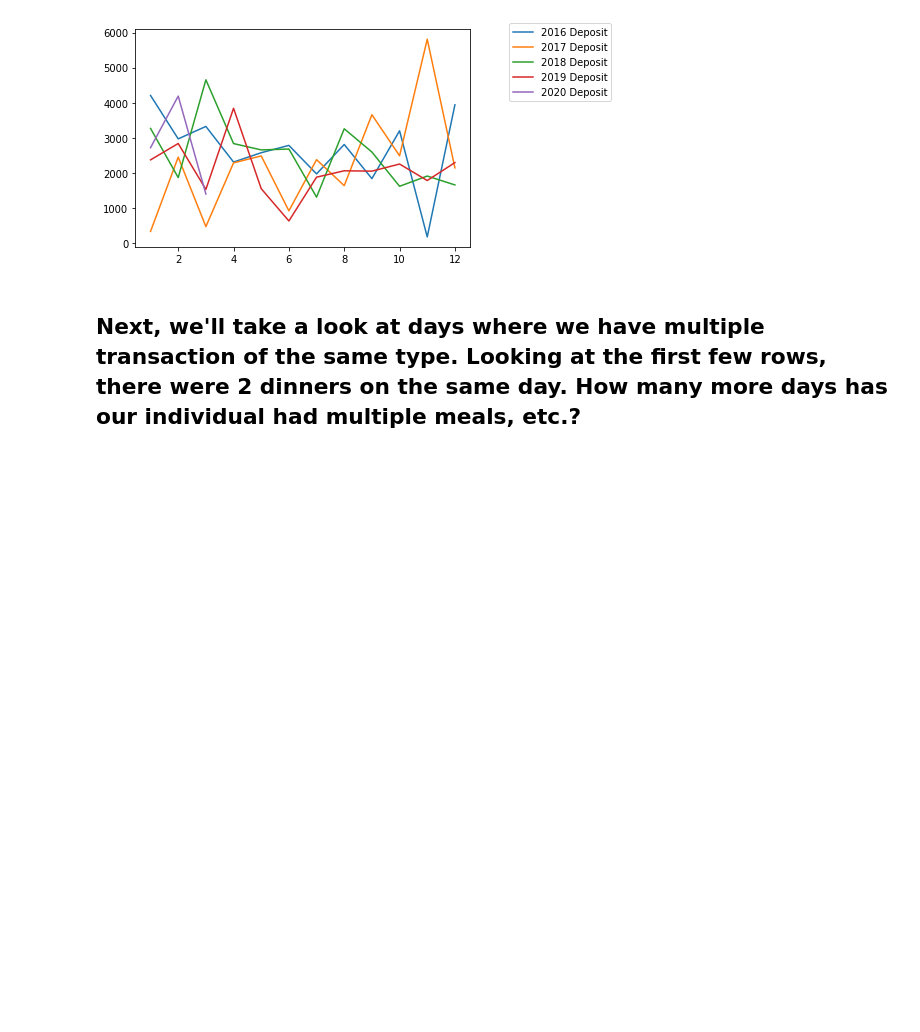
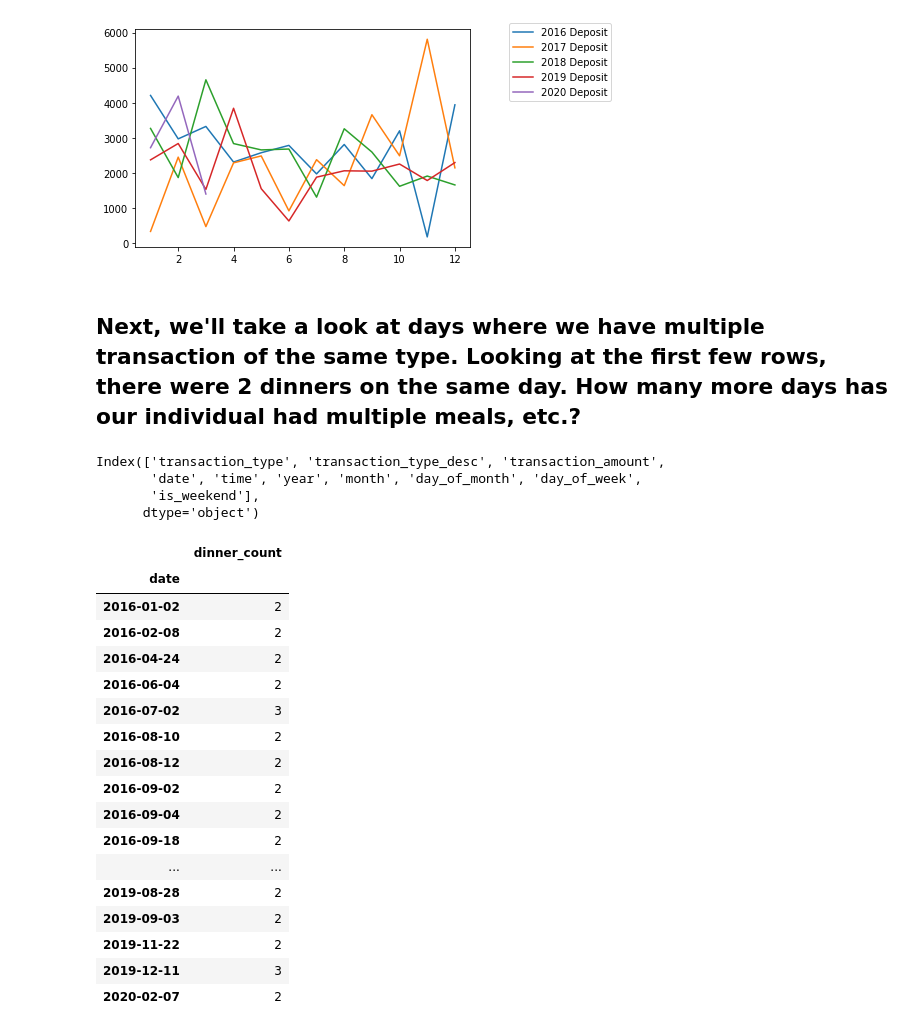
Before and after one commit to josephburton06/python_practice, a Jupyter notebook: checkbook_analysis.ipynb, the cells around one changed output. Drawn from its saved outputs; the diff is of its cells as text; code cells hidden in the pictures; blank space fills up the shorter version.

```diff
--- a/checkbook_analysis.ipynb
+++ b/checkbook_analysis.ipynb
@@ -147,3 +147,35 @@ ax.legend(bbox_to_anchor=(1.1, 1.05))
 [figure]
 # %% [markdown]
 ## Next, we'll take a look at days where we have multiple transaction of the same type.  Looking at the first few rows, there were 2 dinners on the same day.  How many more days has our individual had multiple meals, etc.?
+# %%
+df.columns
+# %% [output]
+Index(['transaction_type', 'transaction_type_desc', 'transaction_amount',
+       'date', 'time', 'year', 'month', 'day_of_month', 'day_of_week',
+       'is_weekend'],
+      dtype='object')
+# %%
+dinner_counts = pd.DataFrame(df[['date', 'transaction_amount']][df.transaction_type_desc == 'Dinner'].groupby('date').count().reset_index())
+dinner_counts_two_plus = dinner_counts[dinner_counts.transaction_amount > 1]
+dinner_counts_two_plus.set_index('date',inplace=True)
+dinner_counts_two_plus.rename(columns={"transaction_amount": "dinner_count"}, inplace=True)
+dinner_counts_two_plus
+# %% [output]
+|  | dinner_count |
+| date |  |
+| 2016-01-02 | 2 |
+| 2016-02-08 | 2 |
+| 2016-04-24 | 2 |
+| 2016-06-04 | 2 |
+| 2016-07-02 | 3 |
+| 2016-08-10 | 2 |
+| 2016-08-12 | 2 |
+| 2016-09-02 | 2 |
+| 2016-09-04 | 2 |
+| 2016-09-18 | 2 |
+| ... | ... |
+| 2019-08-28 | 2 |
+| 2019-09-03 | 2 |
+| 2019-11-22 | 2 |
+| 2019-12-11 | 3 |
+| 2020-02-07 | 2 |
```
Also changed, not shown: parts of 10 cells of this notebook.
